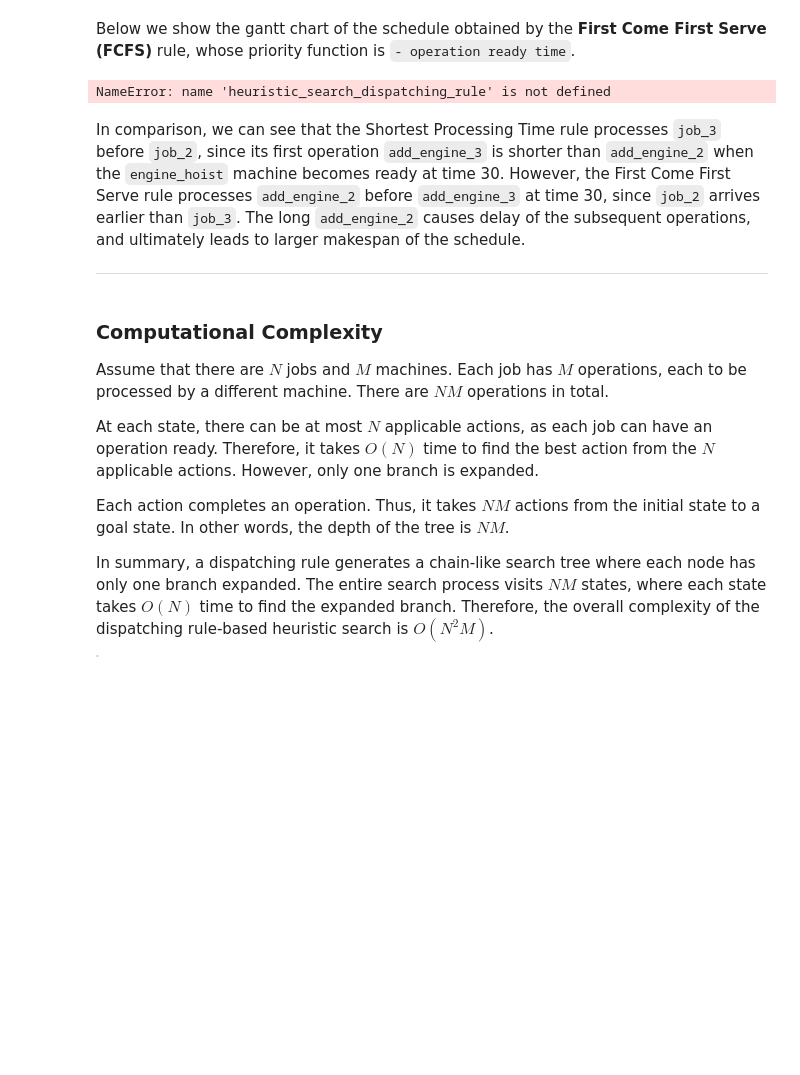
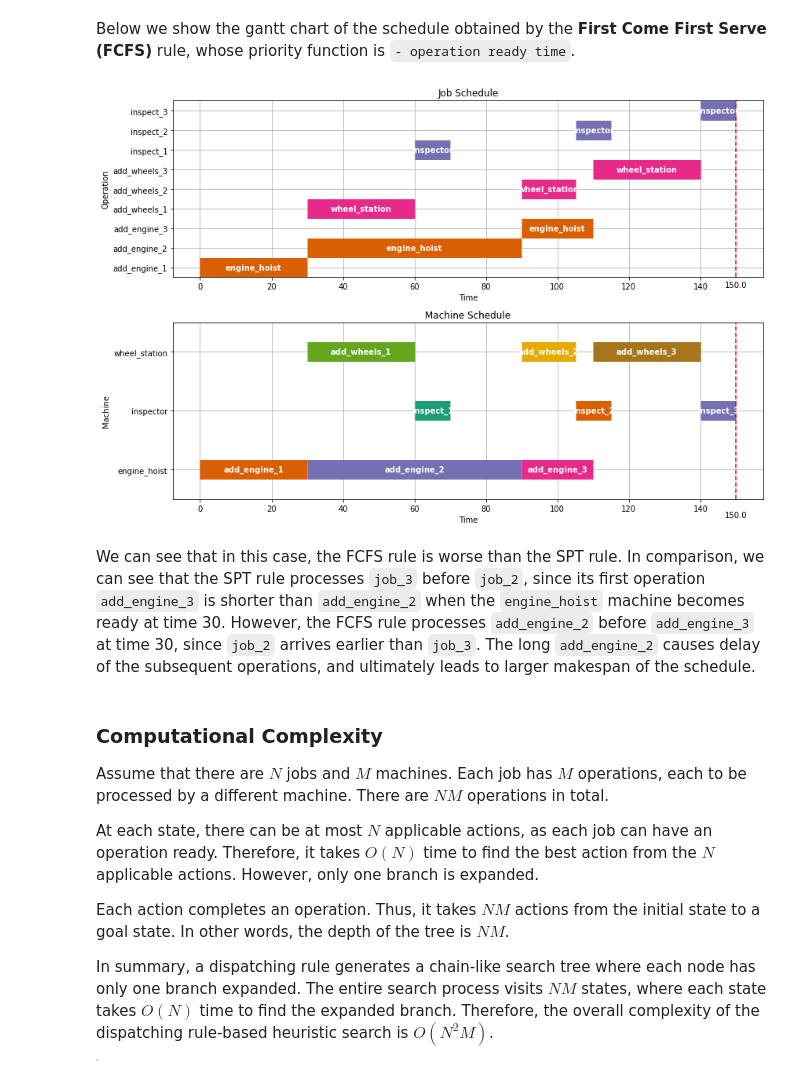
Before and after one commit to meiyi1986/tutorials, a Jupyter notebook: job-shop-scheduling-dispatching-rule.ipynb, the cells around one changed output. Cells and saved outputs as stored; diff of their text form; code cells hidden in the pictures; blank space fills up the shorter version.

```diff
--- a/job-shop-scheduling-dispatching-rule.ipynb
+++ b/job-shop-scheduling-dispatching-rule.ipynb
@@ -313,13 +313,11 @@ Below we show the gantt chart of the schedule obtained by the **First Come First
 # %%
 fcfs_rule = lambda action, state: -state['operation_ready_time'][action[0]['name']]
 fcfs_schedule = dispatching_rule_search(machines, jobs, fcfs_rule)
-gant(fcfs_schedule)
+gantt_chart(fcfs_schedule)
 # %% [output]
-NameError: name 'heuristic_search_dispatching_rule' is not defined
+[figure, added]
 # %% [markdown]
-In comparison, we can see that the Shortest Processing Time rule processes `job_3` before `job_2`, since its first operation `add_engine_3` is shorter than `add_engine_2` when the `engine_hoist` machine becomes ready at time 30. However, the First Come First Serve rule processes `add_engine_2` before `add_engine_3` at time 30, since `job_2` arrives earlier than `job_3`. The long `add_engine_2` causes delay of the subsequent operations, and ultimately leads to larger makespan of the schedule.
-
---------
+We can see that in this case, the FCFS rule is worse than the SPT rule. In comparison, we can see that the SPT rule processes `job_3` before `job_2`, since its first operation `add_engine_3` is shorter than `add_engine_2` when the `engine_hoist` machine becomes ready at time 30. However, the FCFS rule processes `add_engine_2` before `add_engine_3` at time 30, since `job_2` arrives earlier than `job_3`. The long `add_engine_2` causes delay of the subsequent operations, and ultimately leads to larger makespan of the schedule.
 # %% [markdown]
 ### Computational Complexity
 
```
Also changed, not shown: 1 other file.
